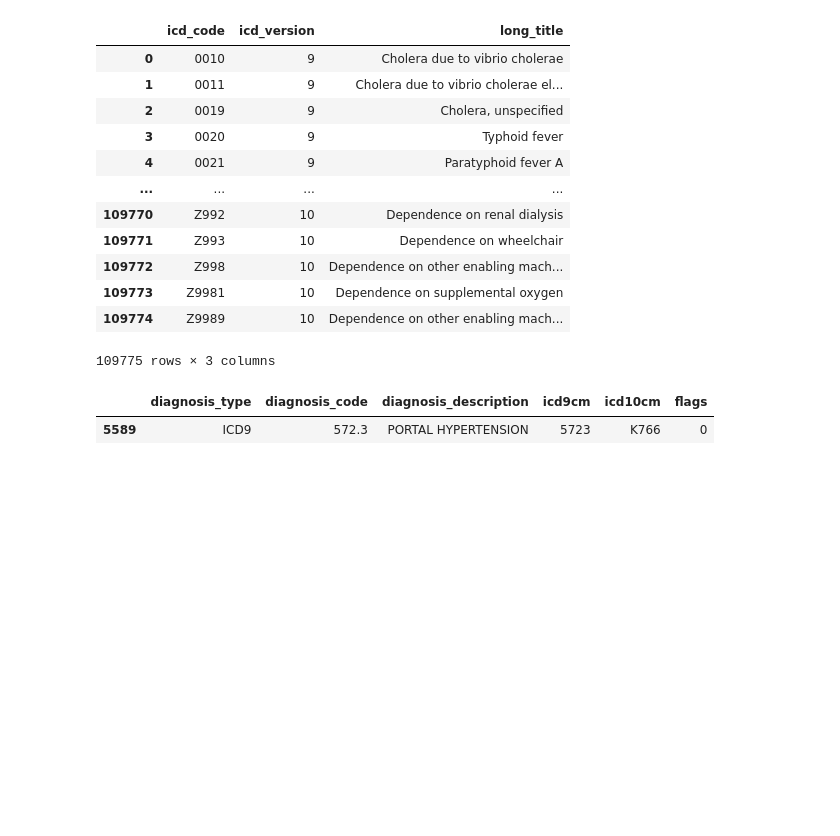
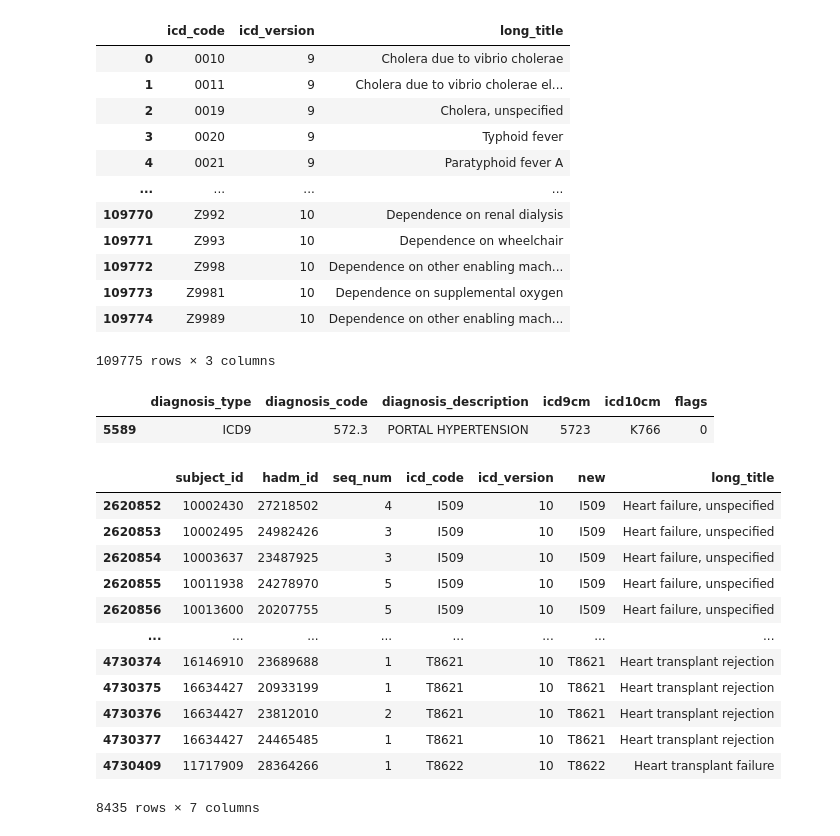
Before and after one commit to smitamisra/EHR_exploration, a Jupyter notebook: notebooks/Untitled1.ipynb, the cells around one changed output. Saved outputs shown, nothing was run; the diff lists cells and outputs as text; code cells hidden in the pictures; blank space fills up the shorter version.

```diff
--- a/notebooks/Untitled1.ipynb
+++ b/notebooks/Untitled1.ipynb
@@ -132,0 +139,25 @@ mappingicd9_icd10.loc[mappingicd9_icd10['icd9cm']== '5723']
+# %%
+regex = r"[H/h]eart"
+
+# test_str = diag_d['long_title']
+
+# matches = re.findall(regex, test_str, re.MULTILINE)
+
+
+# diag_d['long_title'].str.findall('[p/P]ortal')
+
+diag_d[diag_d.long_title.str.match(regex)]
+# %% [output]
+|  | subject_id | hadm_id | seq_num | icd_code | icd_version | new | long_title |
+| 2620852 | 10002430 | 27218502 | 4 | I509 | 10 | I509 | Heart failure, unspecified |
+| 2620853 | 10002495 | 24982426 | 3 | I509 | 10 | I509 | Heart failure, unspecified |
+| 2620854 | 10003637 | 23487925 | 3 | I509 | 10 | I509 | Heart failure, unspecified |
+| 2620855 | 10011938 | 24278970 | 5 | I509 | 10 | I509 | Heart failure, unspecified |
+| 2620856 | 10013600 | 20207755 | 5 | I509 | 10 | I509 | Heart failure, unspecified |
+| ... | ... | ... | ... | ... | ... | ... | ... |
+| 4730374 | 16146910 | 23689688 | 1 | T8621 | 10 | T8621 | Heart transplant rejection |
+| 4730375 | 16634427 | 20933199 | 1 | T8621 | 10 | T8621 | Heart transplant rejection |
+| 4730376 | 16634427 | 23812010 | 2 | T8621 | 10 | T8621 | Heart transplant rejection |
+| 4730377 | 16634427 | 24465485 | 1 | T8621 | 10 | T8621 | Heart transplant rejection |
+| 4730409 | 11717909 | 28364266 | 1 | T8622 | 10 | T8622 | Heart transplant failure |
+8435 rows × 7 columns
```
Also changed, not shown: parts of 4 cells of this notebook.
